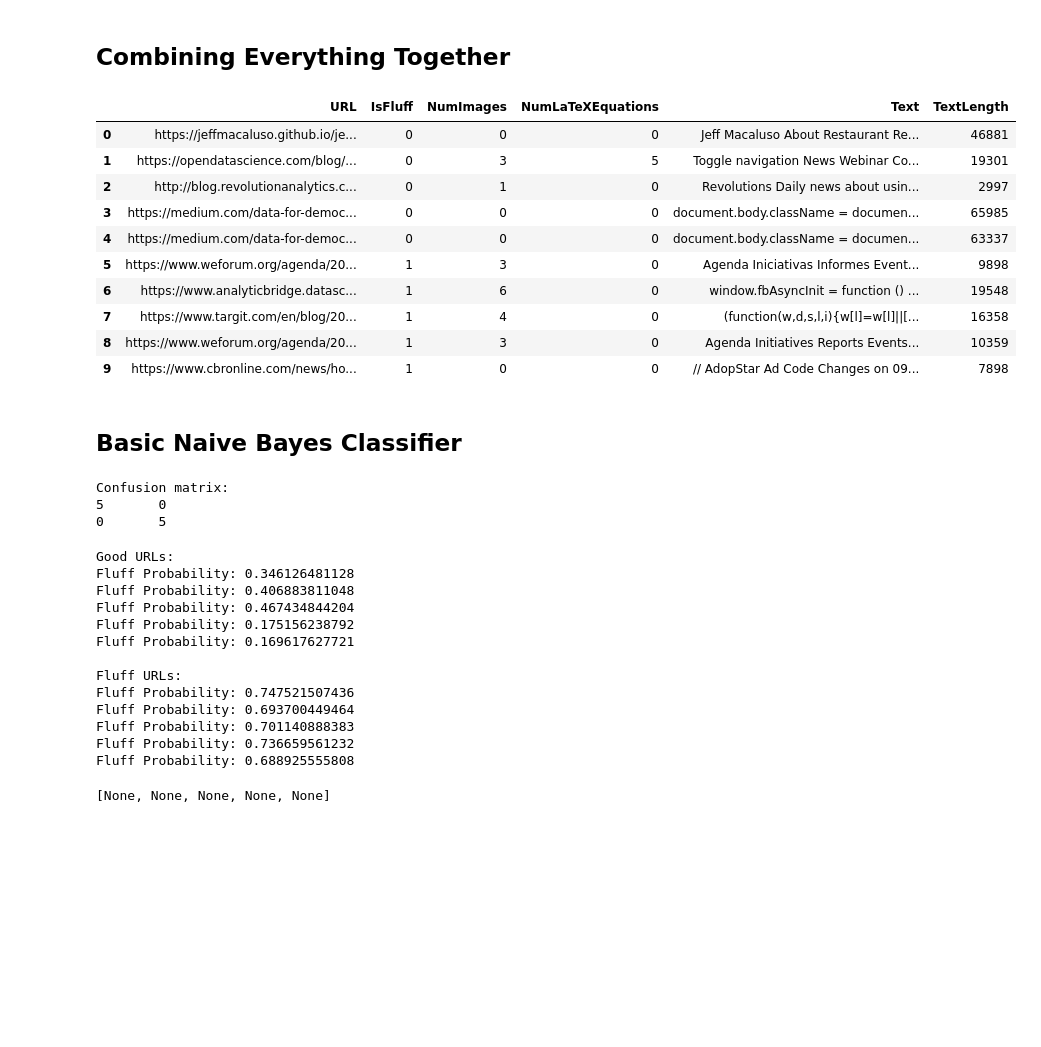
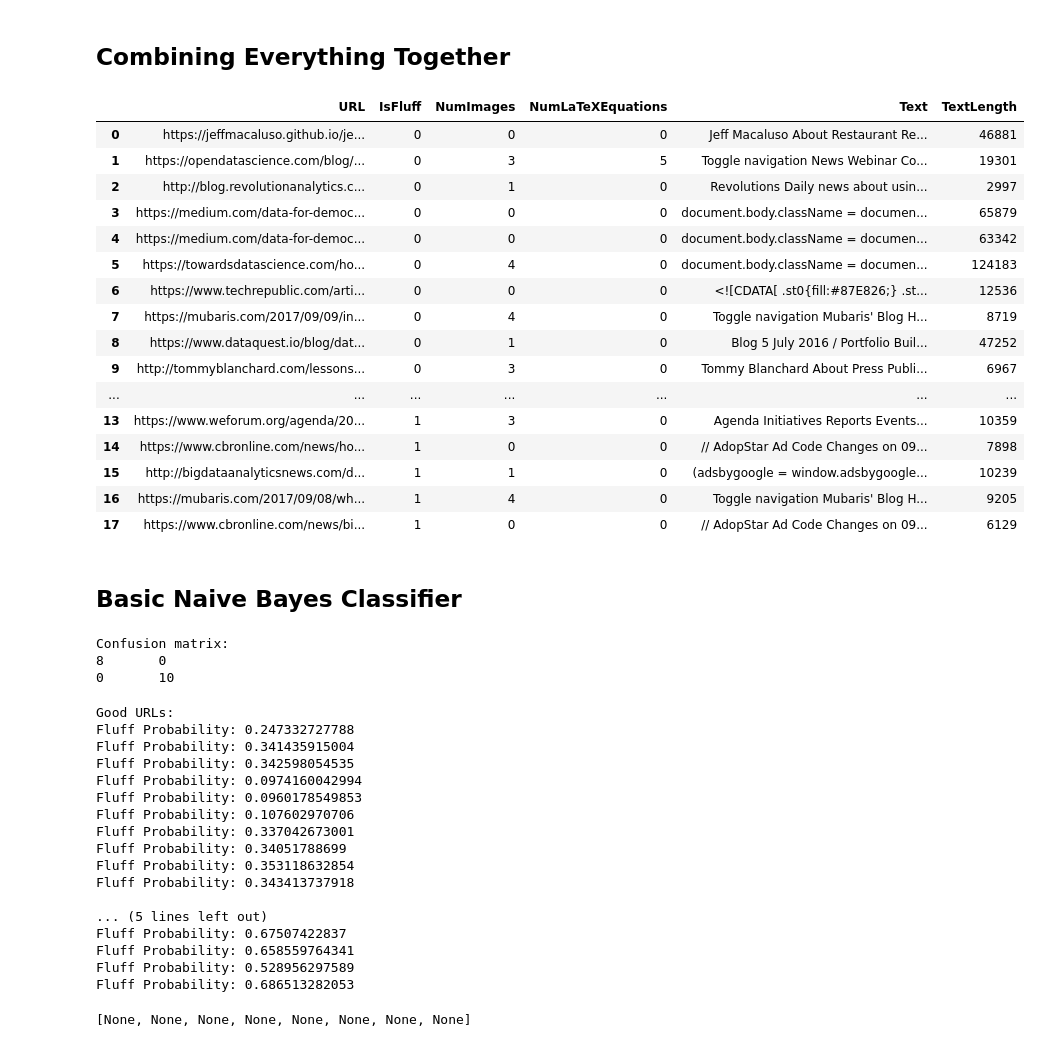
Before and after one commit to JeffMacaluso/FluffDetector, a Jupyter notebook: webScraping.ipynb, the cells around one changed output. Cells and saved outputs as stored; diff of their text form; code cells hidden in the pictures; blank space fills up the shorter version.

```diff
--- a/webScraping.ipynb
+++ b/webScraping.ipynb
@@ -99,42 +99,56 @@ def scrape_all_urls(goodURLs, fluffURLs):
 
     # Scraping both URL lists and returning them as data frames with the proper labels
     goodResults = format_results(goodURLs, fluff=0)
     fluffResults = format_results(fluffURLs, fluff=1)
 
     # Combining the two data frames into one
     results = goodResults.append(fluffResults).reset_index(drop=True)
 
     return results
 
 
 # List of good URLs to scrape
 goodURLs = ['https://jeffmacaluso.github.io/jekyll/update/2017/02/10/RestaurantRecommender.html',
             'https://opendatascience.com/blog/curse-of-dimensionality-explained/',
             'http://blog.revolutionanalytics.com/2018/01/doazureparallel-simulations.html',
             'https://medium.com/data-for-democracy/how-to-fool-americans-on-twitter-2a1da10724a2',
-            'https://medium.com/data-for-democracy/crafting-projects-islam-and-russian-propaganda-ccba9a409fb5']
+            'https://medium.com/data-for-democracy/crafting-projects-islam-and-russian-propaganda-ccba9a409fb5',
+            'https://towardsdatascience.com/how-docker-can-help-you-become-a-more-effective-data-scientist-7fc048ef91d5',
+            'https://www.techrepublic.com/article/mits-automated-machine-learning-works-100x-faster-than-human-data-scientists/',
+            'https://mubaris.com/2017/09/09/introduction-to-statistics-using-numpy/',
+            'https://www.dataquest.io/blog/data-science-portfolio-machine-learning/',
+            'http://tommyblanchard.com/lessons-learned-in-my-first-year-as-a-data-scientist']
 
 # List of uninteresting URLs to scrape
 fluffURLs = ['https://www.weforum.org/agenda/2015/12/how-is-big-data-going-to-change-the-world/',
              'https://www.analyticbridge.datasciencecentral.com/profiles/blogs/the-8-worst-predictive-modeling-techniques',
              'https://www.targit.com/en/blog/2014/11/9-ways-big-data-analytics-changing-the-world',
              'https://www.weforum.org/agenda/2017/05/artificial-intelligence-will-change-the-world-heres-how/',
-             'https://www.cbronline.com/news/how-is-big-data-changing-the-world-4508856/']
+             'https://www.cbronline.com/news/how-is-big-data-changing-the-world-4508856/',
+             'http://bigdataanalyticsnews.com/data-science-the-must-know-to-become-a-successful-data-scientist/',
+             'https://mubaris.com/2017/09/08/what-is-data-science/',
+             'https://www.cbronline.com/news/big-data/analytics/british-big-data-win-trump-u-s-election/']
 
 df = scrape_all_urls(goodURLs, fluffURLs)
 df
 # %% [output]
 |  | URL | IsFluff | NumImages | NumLaTeXEquations | Text | TextLength |
 | 0 | https://jeffmacaluso.github.io/je... | 0 | 0 | 0 | Jeff Macaluso About Restaurant Re... | 46881 |
 | 1 | https://opendatascience.com/blog/... | 0 | 3 | 5 | Toggle navigation News Webinar Co... | 19301 |
 | 2 | http://blog.revolutionanalytics.c... | 0 | 1 | 0 | Revolutions Daily news about usin... | 2997 |
-| 3 | https://medium.com/data-for-democ... | 0 | 0 | 0 | document.body.className = documen... | 65985 |
-| 4 | https://medium.com/data-for-democ... | 0 | 0 | 0 | document.body.className = documen... | 63337 |
-| 5 | https://www.weforum.org/agenda/20... | 1 | 3 | 0 | Agenda Iniciativas Informes Event... | 9898 |
-| 6 | https://www.analyticbridge.datasc... | 1 | 6 | 0 | window.fbAsyncInit = function () ... | 19548 |
-| 7 | https://www.targit.com/en/blog/20... | 1 | 4 | 0 | (function(w,d,s,l,i){w[l]=w[l]||[... | 16358 |
-| 8 | https://www.weforum.org/agenda/20... | 1 | 3 | 0 | Agenda Initiatives Reports Events... | 10359 |
-| 9 | https://www.cbronline.com/news/ho... | 1 | 0 | 0 | // AdopStar Ad Code Changes on 09... | 7898 |
+| 3 | https://medium.com/data-for-democ... | 0 | 0 | 0 | document.body.className = documen... | 65879 |
+| 4 | https://medium.com/data-for-democ... | 0 | 0 | 0 | document.body.className = documen... | 63342 |
+| 5 | https://towardsdatascience.com/ho... | 0 | 4 | 0 | document.body.className = documen... | 124183 |
+| 6 | https://www.techrepublic.com/arti... | 0 | 0 | 0 | <![CDATA[ .st0{fill:#87E826;} .st... | 12536 |
+| 7 | https://mubaris.com/2017/09/09/in... | 0 | 4 | 0 | Toggle navigation Mubaris' Blog H... | 8719 |
+| 8 | https://www.dataquest.io/blog/dat... | 0 | 1 | 0 | Blog 5 July 2016 / Portfolio Buil... | 47252 |
+| 9 | http://tommyblanchard.com/lessons... | 0 | 3 | 0 | Tommy Blanchard About Press Publi... | 6967 |
+| ... | ... | ... | ... | ... | ... | ... |
+| 13 | https://www.weforum.org/agenda/20... | 1 | 3 | 0 | Agenda Initiatives Reports Events... | 10359 |
+| 14 | https://www.cbronline.com/news/ho... | 1 | 0 | 0 | // AdopStar Ad Code Changes on 09... | 7898 |
+| 15 | http://bigdataanalyticsnews.com/d... | 1 | 1 | 0 | (adsbygoogle = window.adsbygoogle... | 10239 |
+| 16 | https://mubaris.com/2017/09/08/wh... | 1 | 4 | 0 | Toggle navigation Mubaris' Blog H... | 9205 |
+| 17 | https://www.cbronline.com/news/bi... | 1 | 0 | 0 | // AdopStar Ad Code Changes on 09... | 6129 |
 # %% [markdown]
 ## Basic Naive Bayes Classifier
 # %%
@@ -169,8 +183,8 @@ print("Confusion matrix:\n%d\t%d\n%d\t%d" % (
           (l_neg == 'Fluff').sum(), (l_neg == 'NonFluff').sum()))
 # %% [output]
 Confusion matrix:
-5       0
-0       5
+8       0
+0       10
 # %%
 def generate_prediction_probability(url):
     """
@@ -192,16 +206,20 @@ print('\nFluff URLs:')
 [generate_prediction_probability(url) for url in fluffURLs]
 # %% [output]
 Good URLs:
-Fluff Probability: 0.346126481128
-Fluff Probability: 0.406883811048
-Fluff Probability: 0.467434844204
-Fluff Probability: 0.175156238792
-Fluff Probability: 0.169617627721
+Fluff Probability: 0.247332727788
+Fluff Probability: 0.341435915004
+Fluff Probability: 0.342598054535
+Fluff Probability: 0.0974160042994
+Fluff Probability: 0.0960178549853
+Fluff Probability: 0.107602970706
+Fluff Probability: 0.337042673001
+Fluff Probability: 0.34051788699
+Fluff Probability: 0.353118632854
+Fluff Probability: 0.343413737918
 
-Fluff URLs:
-Fluff Probability: 0.747521507436
-Fluff Probability: 0.693700449464
-Fluff Probability: 0.701140888383
-Fluff Probability: 0.736659561232
-Fluff Probability: 0.688925555808
+... (5 lines left out)
+Fluff Probability: 0.67507422837
+Fluff Probability: 0.658559764341
+Fluff Probability: 0.528956297589
+Fluff Probability: 0.686513282053
-[None, None, None, None, None]
+[None, None, None, None, None, None, None, None]
```
